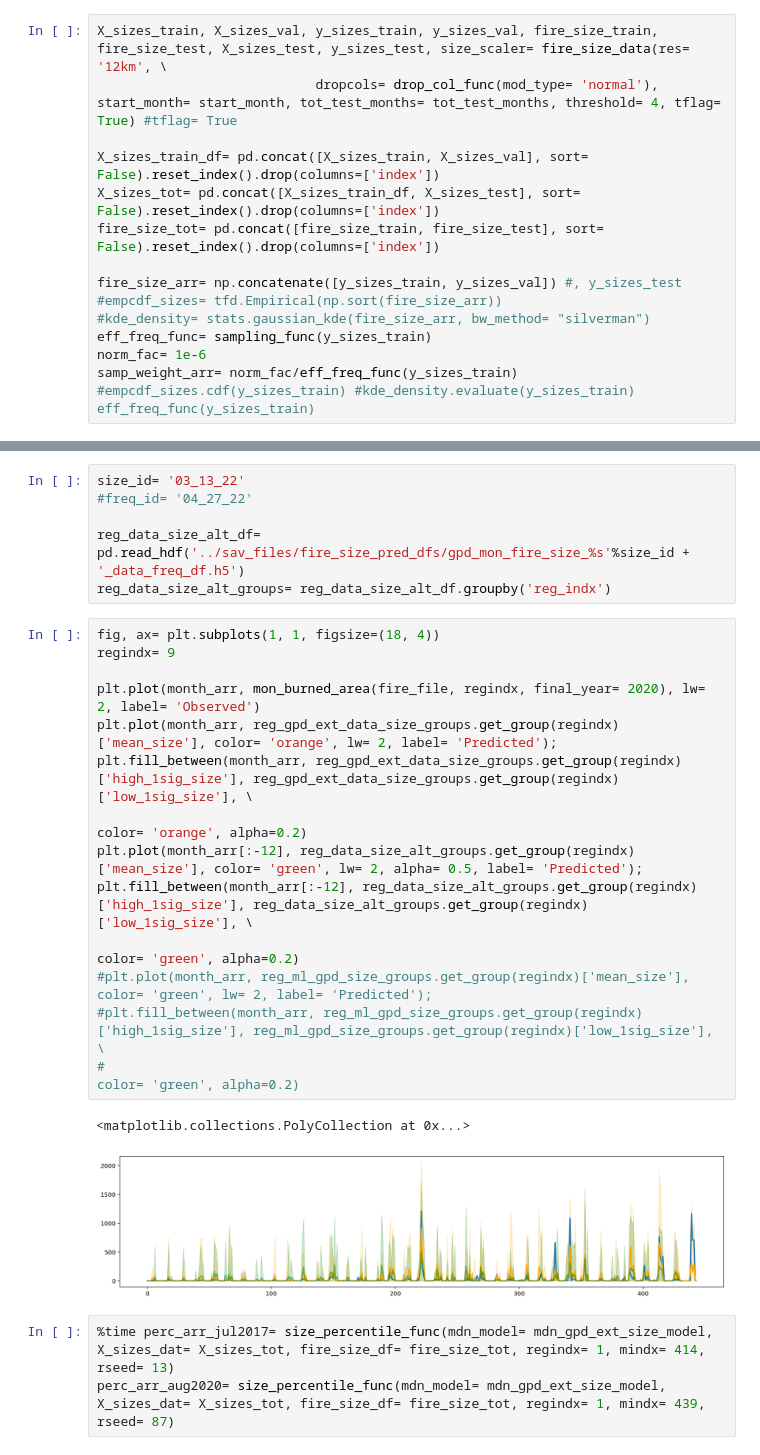
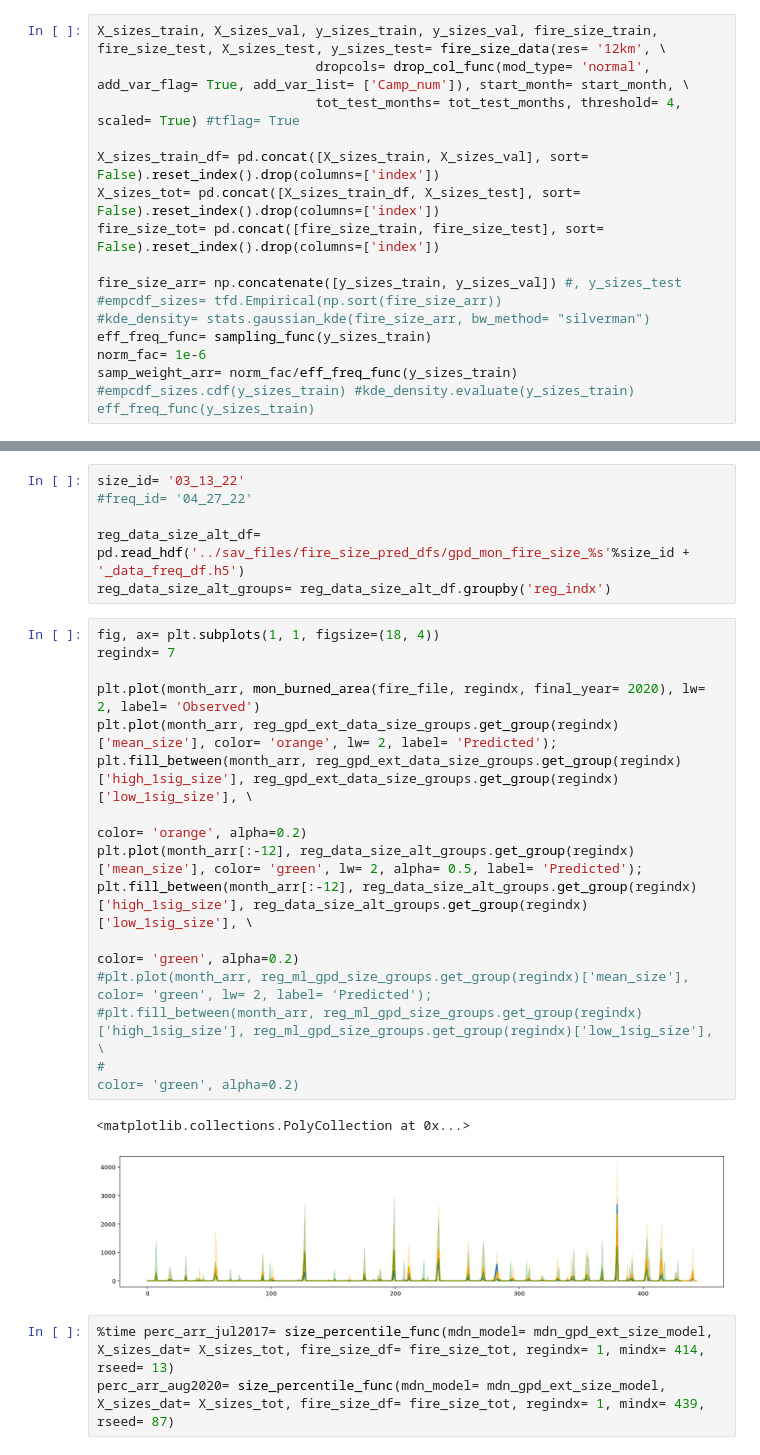
Before and after one commit to jtbuch/smlfire1.0, a Jupyter notebook: notebooks/ml_grid_fire_size.ipynb, the cells around one changed output, grey strips where cells are left out. Drawn from its saved outputs; the diff is of its cells as text.

Commit message:
final plots

```diff
--- a/notebooks/ml_grid_fire_size.ipynb
+++ b/notebooks/ml_grid_fire_size.ipynb
@@ -87,8 +88,9 @@ start_month= 420 #372
 tot_test_months= 12
 end_month= start_month + tot_test_months
 # %%
-X_sizes_train, X_sizes_val, y_sizes_train, y_sizes_val, fire_size_train, fire_size_test, X_sizes_test, y_sizes_test, size_scaler= fire_size_data(res= '12km', \
-                            dropcols= drop_col_func(mod_type= 'normal'), start_month= start_month, tot_test_months= tot_test_months, threshold= 4, tflag= True) #tflag= True
+X_sizes_train, X_sizes_val, y_sizes_train, y_sizes_val, fire_size_train, fire_size_test, X_sizes_test, y_sizes_test= fire_size_data(res= '12km', \
+                            dropcols= drop_col_func(mod_type= 'normal', add_var_flag= True, add_var_list= ['Camp_num']), start_month= start_month, \
+                            tot_test_months= tot_test_months, threshold= 4, scaled= True) #tflag= True
 
 X_sizes_train_df= pd.concat([X_sizes_train, X_sizes_val], sort= False).reset_index().drop(columns=['index'])
 X_sizes_tot= pd.concat([X_sizes_train_df, X_sizes_test], sort= False).reset_index().drop(columns=['index'])
@@ -242,21 +242,21 @@ reg_data_size_alt_df= pd.read_hdf('../sav_files/fire_size_pred_dfs/gpd_mon_fire_
 reg_data_size_alt_groups= reg_data_size_alt_df.groupby('reg_indx')
 # %%
 fig, ax= plt.subplots(1, 1, figsize=(18, 4))
-regindx= 9
+regindx= 7
 
 plt.plot(month_arr, mon_burned_area(fire_file, regindx, final_year= 2020), lw= 2, label= 'Observed')
 plt.plot(month_arr, reg_gpd_ext_data_size_groups.get_group(regindx)['mean_size'], color= 'orange', lw= 2, label= 'Predicted');
 plt.fill_between(month_arr, reg_gpd_ext_data_size_groups.get_group(regindx)['high_1sig_size'], reg_gpd_ext_data_size_groups.get_group(regindx)['low_1sig_size'], \
                                                                                                                              color= 'orange', alpha=0.2)
 plt.plot(month_arr[:-12], reg_data_size_alt_groups.get_group(regindx)['mean_size'], color= 'green', lw= 2, alpha= 0.5, label= 'Predicted');
 plt.fill_between(month_arr[:-12], reg_data_size_alt_groups.get_group(regindx)['high_1sig_size'], reg_data_size_alt_groups.get_group(regindx)['low_1sig_size'], \
                                                                                                                          color= 'green', alpha=0.2)
 #plt.plot(month_arr, reg_ml_gpd_size_groups.get_group(regindx)['mean_size'], color= 'green', lw= 2, label= 'Predicted');
 #plt.fill_between(month_arr, reg_ml_gpd_size_groups.get_group(regindx)['high_1sig_size'], reg_ml_gpd_size_groups.get_group(regindx)['low_1sig_size'], \
 #                                                                                                                            color= 'green', alpha=0.2)
 # %% [output]
 <matplotlib.collections.PolyCollection at 0x...>
-[figure, old version]
+[figure, new version]
 # %%
 %time perc_arr_jul2017= size_percentile_func(mdn_model= mdn_gpd_ext_size_model, X_sizes_dat= X_sizes_tot, fire_size_df= fire_size_tot, regindx= 1, mindx= 414, rseed= 13)
 perc_arr_aug2020= size_percentile_func(mdn_model= mdn_gpd_ext_size_model, X_sizes_dat= X_sizes_tot, fire_size_df= fire_size_tot, regindx= 1, mindx= 439, rseed= 87)
```
Also changed, not shown: parts of 22 cells of this notebook, 3 other files.
